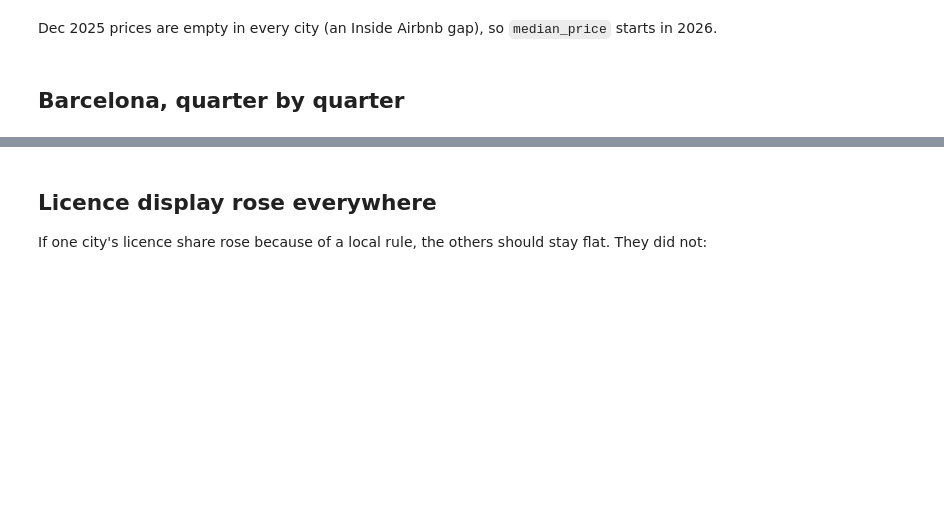
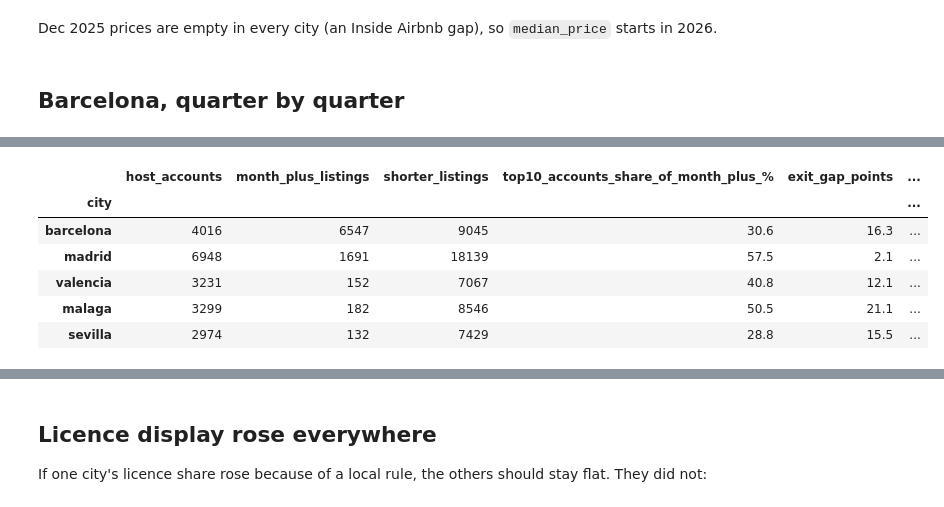
Before and after one commit to renzorico/spain-housing-str-analysis, a Jupyter notebook: notebooks/03_change_over_time.ipynb, the cells around one changed output, grey strips where cells are left out. Drawn from its saved outputs; the diff is of its cells as text; code cells hidden in the pictures; blank space fills up the shorter version.

```diff
--- a/notebooks/03_change_over_time.ipynb
+++ b/notebooks/03_change_over_time.ipynb
@@ -201,11 +155,0 @@ are wide.
-# %%
-rows = []
-for city, dates in src.SNAPSHOTS.items():
-    table = metrics.transitions(snapshots[(city, dates[0])], snapshots[(city, dates[-1])])
-    gap, var = gap_and_se(table)
-    n_month_plus = table.loc[["boundary", "seasonal"]].to_numpy().sum()
-    rows.append({"city": city, "month_plus_listings_dec": int(n_month_plus),
-                 "exit_gap_points": round(gap * 100, 1),
-                 "ci_low": round((gap - 1.96 * np.sqrt(var)) * 100, 1),
-                 "ci_high": round((gap + 1.96 * np.sqrt(var)) * 100, 1)})
-pd.DataFrame(rows).set_index("city")
@@ -236,0 +170,32 @@ from an ordinary winter pattern either.
+# %%
+draws, accounts = {}, {}
+for index, (city, dates) in enumerate(src.SNAPSHOTS.items()):
+    earlier, later = snapshots[(city, dates[0])], snapshots[(city, dates[-1])]
+    accounts[city] = metrics.exit_gap_cohort(earlier, later)
+    draws[city] = metrics.exit_gap_draws(accounts[city], seed=cfg.SEED + index)
+
+rows = []
+for city, dates in src.SNAPSHOTS.items():
+    earlier, later = snapshots[(city, dates[0])], snapshots[(city, dates[-1])]
+    gap, se = metrics.exit_gap(metrics.transitions(earlier, later))
+    low, high = metrics.percentile_interval(draws[city])
+    rows.append({
+        "city": city,
+        "host_accounts": len(accounts[city]),
+        "month_plus_listings": int(accounts[city]["month_n"].sum()),
+        "shorter_listings": int(accounts[city]["short_n"].sum()),
+        "top10_accounts_share_of_month_plus_%": metrics.top_account_share(accounts[city]),
+        "exit_gap_points": round(gap, 1),
+        "ci_low (accounts resampled)": low,
+        "ci_high (accounts resampled)": high,
+        "listing-level ci (too narrow)": f"[{gap - 1.96 * se:.1f}, {gap + 1.96 * se:.1f}]",
+    })
+pd.DataFrame(rows).set_index("city")
+# %% [output]
+|  | host_accounts | month_plus_listings | shorter_listings | top10_accounts_share_of_month_plus_% | exit_gap_points | ... |
+| city |  |  |  |  |  | ... |
+| barcelona | 4016 | 6547 | 9045 | 30.6 | 16.3 | ... |
+| madrid | 6948 | 1691 | 18139 | 57.5 | 2.1 | ... |
+| valencia | 3231 | 152 | 7067 | 40.8 | 12.1 | ... |
+| malaga | 3299 | 182 | 8546 | 50.5 | 21.1 | ... |
+| sevilla | 2974 | 132 | 7429 | 28.8 | 15.5 | ... |
```
Also changed, not shown: parts of 23 cells of this notebook, 2 other files.
